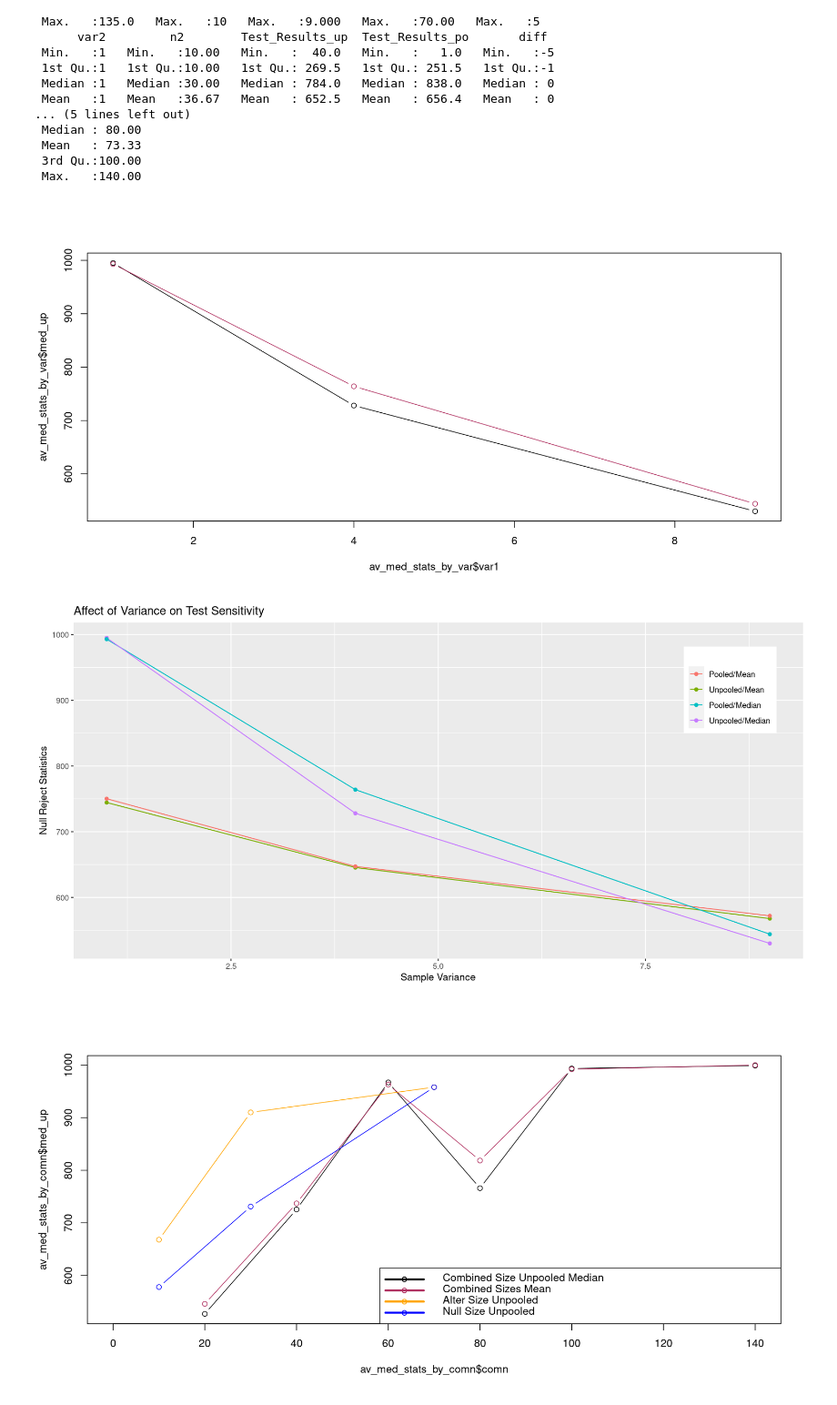
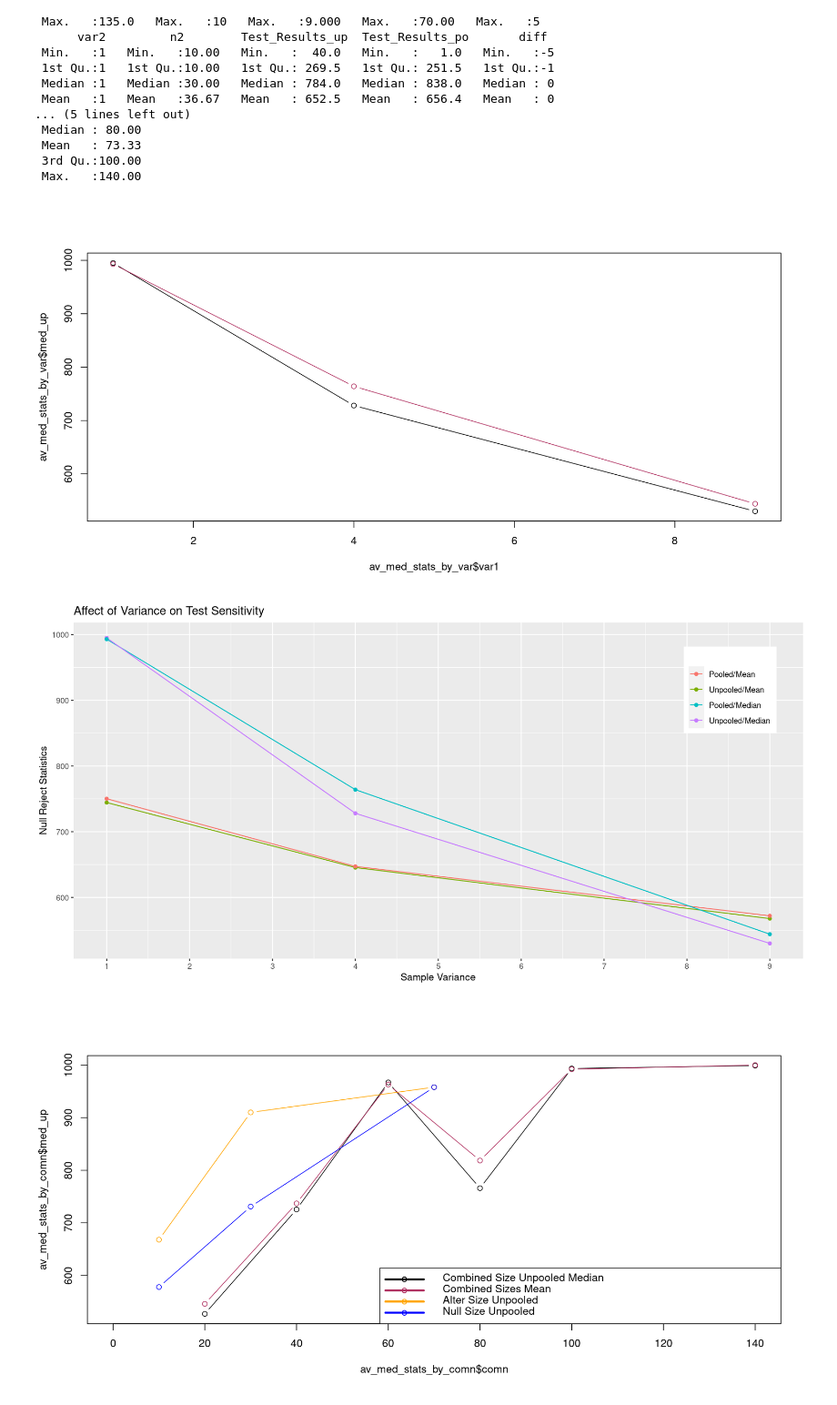
Before and after one commit to hkopanski/502_final_project, a Jupyter notebook: 502_Project.ipynb, the cells around one changed output. Shown at 91% size. Cells and saved outputs as stored; diff of their text form; code cells hidden in the pictures.

```diff
--- a/502_Project.ipynb
+++ b/502_Project.ipynb
@@ -1317,21 +1318,22 @@ df_combo2 %>% mutate(comn = n1 + n2) %>% summary
 # %%
 plot(av_med_stats_by_var$var1, av_med_stats_by_var$med_up, type = 'b')
 points(av_med_stats_by_var$var1, av_med_stats_by_var$med_po, type = 'b', col = "maroon")
 
 
 av_med_stats_by_var %>% gather(key = "stat", value = "calc", avg_up:med_po) %>%
                          ggplot() + geom_line(aes(x = var1, y = calc, color = stat)) +
                                     geom_point(aes(x = var1, y = calc, color = stat)) + xlab("Sample Variance") +
                                     ylab("Null Reject Statistics") + ggtitle("Affect of Variance on Test Sensitivity") +
+                                    scale_x_continuous(breaks = seq(-5, 10, 1)) +
                                     theme(legend.position = c(0.9, 0.8)) +
                                     scale_color_discrete(name = "",
                                                          labels = c("Pooled/Mean",
                                                                     "Unpooled/Mean",
                                                                     "Pooled/Median",
                                                                     "Unpooled/Median"))
 # %% [output]
 [figure]
-[figure, old version]
+[figure, new version]
 # %%
 options(repr.plot.width = 12, repr.plot.height = 6, repr.plot.res = 150)
 
```
Also changed, not shown: parts of 5 cells of this notebook, 2 other files.
